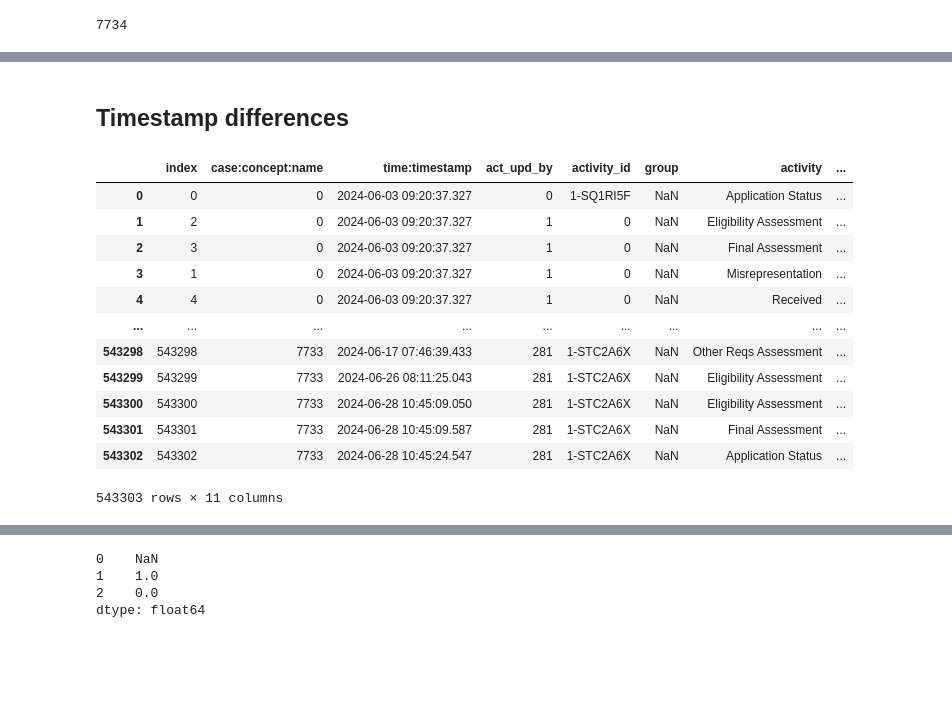
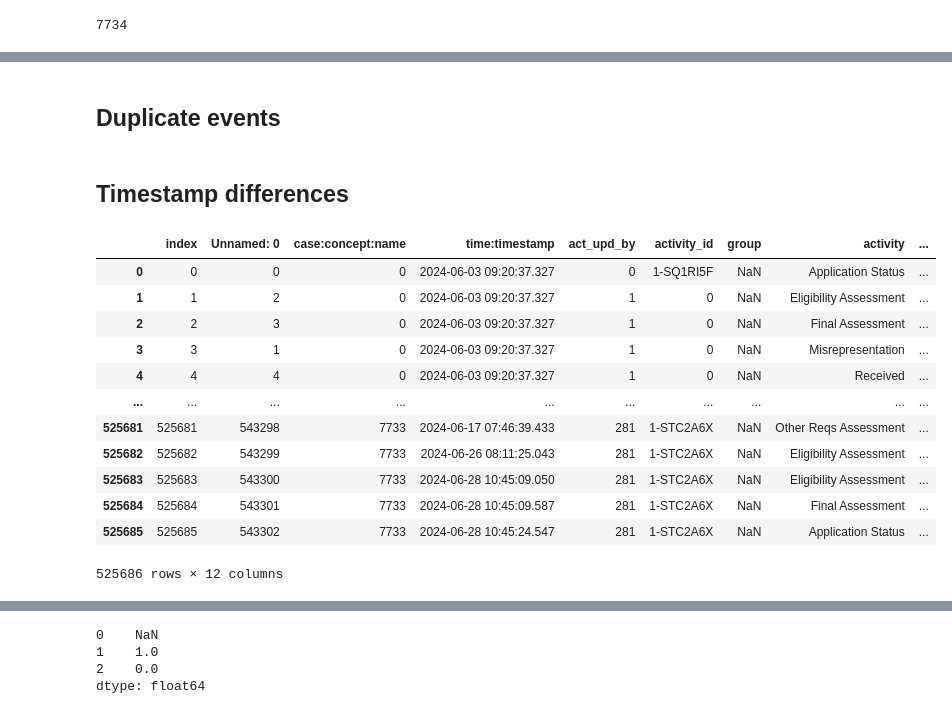
Before and after one commit to ProcessMining-uOttawa/ircc, a Jupyter notebook: ircc-lifecycles-new.ipynb, the cells around one changed output, grey strips where cells are left out. Drawn from its saved outputs; the diff is of its cells as text; code cells hidden in the pictures; blank space fills up the shorter version.

Commit message:
timestamp differences

```diff
--- a/ircc-lifecycles-new.ipynb
+++ b/ircc-lifecycles-new.ipynb
@@ -68,20 +140,29 @@ len(log['case:concept:name'].unique())
+# %% [markdown]
+## Duplicate events
 # %% [markdown]
 ## Timestamp differences
+# %%
+# log = pd.read_csv("data/combined_event_log_anonymous.csv")
+log = pd.read_csv("data/combined_event_log-filter_evt10p.csv")
+
+log = log.rename({ 'app_num': 'case:concept:name', 'activity_full_value': 'concept:name', 'act_upd_date': 'time:timestamp' }, axis=1)
+log['time:timestamp'] = pd.to_datetime(log['time:timestamp'])
 # %%
 log = log.sort_values(by=['case:concept:name', 'time:timestamp', 'concept:name'])
+log = log.reset_index().drop('index', axis=1)
 log = log.reset_index()
 log
 # %% [output]
-|  | index | case:concept:name | time:timestamp | act_upd_by | activity_id | group | activity | ... |
-| 0 | 0 | 0 | 2024-06-03 09:20:37.327 | 0 | 1-SQ1RI5F | NaN | Application Status | ... |
-| 1 | 2 | 0 | 2024-06-03 09:20:37.327 | 1 | 0 | NaN | Eligibility Assessment | ... |
-| 2 | 3 | 0 | 2024-06-03 09:20:37.327 | 1 | 0 | NaN | Final Assessment | ... |
-| 3 | 1 | 0 | 2024-06-03 09:20:37.327 | 1 | 0 | NaN | Misrepresentation | ... |
-| 4 | 4 | 0 | 2024-06-03 09:20:37.327 | 1 | 0 | NaN | Received | ... |
-| ... | ... | ... | ... | ... | ... | ... | ... | ... |
-| 543298 | 543298 | 7733 | 2024-06-17 07:46:39.433 | 281 | 1-STC2A6X | NaN | Other Reqs Assessment | ... |
-| 543299 | 543299 | 7733 | 2024-06-26 08:11:25.043 | 281 | 1-STC2A6X | NaN | Eligibility Assessment | ... |
-| 543300 | 543300 | 7733 | 2024-06-28 10:45:09.050 | 281 | 1-STC2A6X | NaN | Eligibility Assessment | ... |
-| 543301 | 543301 | 7733 | 2024-06-28 10:45:09.587 | 281 | 1-STC2A6X | NaN | Final Assessment | ... |
-| 543302 | 543302 | 7733 | 2024-06-28 10:45:24.547 | 281 | 1-STC2A6X | NaN | Application Status | ... |
+|  | index | Unnamed: 0 | case:concept:name | time:timestamp | act_upd_by | activity_id | group | activity | ... |
+| 0 | 0 | 0 | 0 | 2024-06-03 09:20:37.327 | 0 | 1-SQ1RI5F | NaN | Application Status | ... |
+| 1 | 1 | 2 | 0 | 2024-06-03 09:20:37.327 | 1 | 0 | NaN | Eligibility Assessment | ... |
+| 2 | 2 | 3 | 0 | 2024-06-03 09:20:37.327 | 1 | 0 | NaN | Final Assessment | ... |
+| 3 | 3 | 1 | 0 | 2024-06-03 09:20:37.327 | 1 | 0 | NaN | Misrepresentation | ... |
+| 4 | 4 | 4 | 0 | 2024-06-03 09:20:37.327 | 1 | 0 | NaN | Received | ... |
+| ... | ... | ... | ... | ... | ... | ... | ... | ... | ... |
+| 525681 | 525681 | 543298 | 7733 | 2024-06-17 07:46:39.433 | 281 | 1-STC2A6X | NaN | Other Reqs Assessment | ... |
+| 525682 | 525682 | 543299 | 7733 | 2024-06-26 08:11:25.043 | 281 | 1-STC2A6X | NaN | Eligibility Assessment | ... |
+| 525683 | 525683 | 543300 | 7733 | 2024-06-28 10:45:09.050 | 281 | 1-STC2A6X | NaN | Eligibility Assessment | ... |
+| 525684 | 525684 | 543301 | 7733 | 2024-06-28 10:45:09.587 | 281 | 1-STC2A6X | NaN | Final Assessment | ... |
+| 525685 | 525685 | 543302 | 7733 | 2024-06-28 10:45:24.547 | 281 | 1-STC2A6X | NaN | Application Status | ... |
-543303 rows × 11 columns
+525686 rows × 12 columns
```
Also changed, not shown: parts of 48 cells of this notebook.
